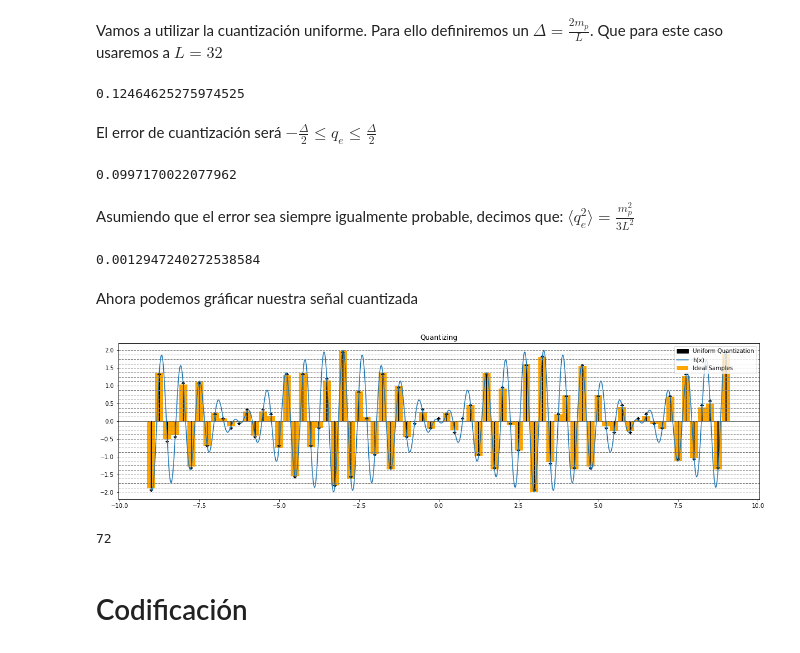
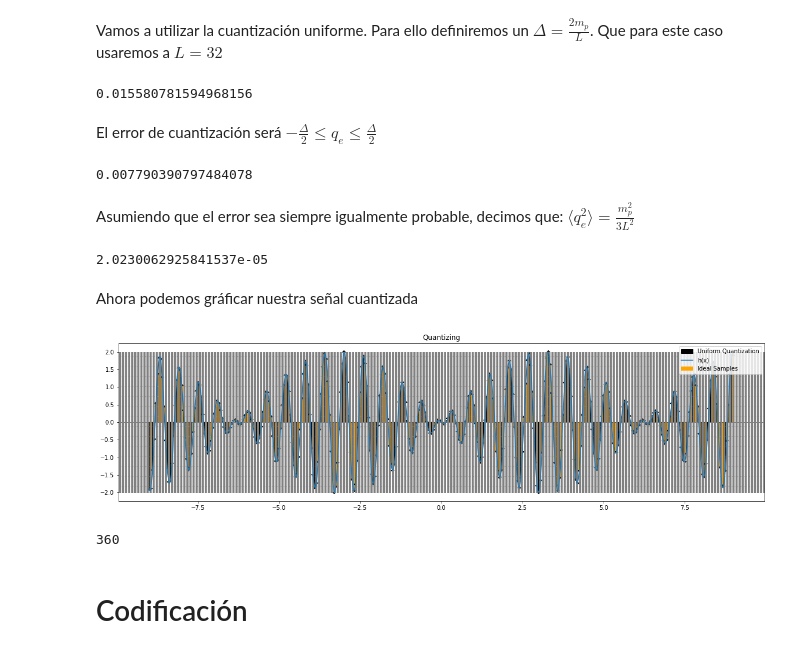
Before and after one commit to dasilvaca/T-Info, a Jupyter notebook: Lab 1B.ipynb, the cells around one changed output. Drawn from its saved outputs; the diff is of its cells as text; code cells hidden in the pictures.

```diff
--- a/Lab 1B.ipynb
+++ b/Lab 1B.ipynb
@@ -34,14 +34,16 @@ f = np.sin(10*x)
 g = np.sin(-11*x)
 h = f + g
 
+significative_digits = 3
+
 period = round(np.gcd(10, -11) * np.pi * 2, 3)
-frequency = round(1/period, 3)
+frequency = round(1/period, significative_digits)
 
-freqf = round(10/(2*np.pi), 3)
-periodf = round(1/freqf, 3)
+freqf = round(10/(2*np.pi), significative_digits)
+periodf = round(1/freqf, significative_digits)
 
-freqg = round(-11/(2*np.pi), 3)
-periodg = round(1/freqg, 3)
+freqg = round(-11/(2*np.pi), significative_digits)
+periodg = round(1/freqg, significative_digits)
 
 
 plt.figure(figsize= (20,5))
@@ -95,7 +97,7 @@ Ahora, podemos gráficar nuestro tren de deltas de dirak $\delta(T_s)$
 # %%
 # We can add or multiply by positive numbers and we'll still satisfy sampling theorem
 
-samples_frequency = min_samples_frequency
+samples_frequency = min_samples_frequency * 5
 # in example, we can multily by two the samples per second will still satisfy sampling theorem
 
 samples_periods = 1/samples_frequency
@@ -150,50 +152,50 @@ Vamos a utilizar la cuantización uniforme. Para ello definiremos un $\Delta = \
 # %%
 h_arr = h
 max_amplitude = max(map(abs, h_arr))
-L = 32
+L = 256
 Delta = (2 * max_amplitude) / L
 print(Delta)
 # %% [output]
-0.12464625275974525
+0.015580781594968156
 # %% [markdown]
 El error de cuantización será $ -\frac{\Delta}{2} \leq q_e \leq \frac{\Delta}{2}  $
 # %%
 max_quantization_noise = Delta / 2
-print(max_quantization_error)
+print(max_quantization_noise)
 # %% [output]
-0.0997170022077962
+0.007790390797484078
 # %% [markdown]
 Asumiendo que el error sea siempre igualmente probable, decimos que: $ \langle q_e^2 \rangle = \frac{m_p^2}{3L^2}$
 # %%
 quantizing_noise_probability = (max_amplitude ** 2 )/( 3 * (L **2))
 print(quantizing_noise_probability)
 # %% [output]
-0.0012947240272538584
+2.0230062925841537e-05
 # %% [markdown]
 Ahora podemos gráficar nuestra señal cuantizada
 # %%
 plt.figure(figsize=(20,5))
 plt.axhline(y=0, color='black', linewidth= 0.5)
 for i in range( -samples_amount //2, (samples_amount //2) + 1):
-    quant_height = (h_function(i * samples_periods) / Delta)//1
+    quant_height = np.floor((h_function(i * samples_periods) / Delta))
     # print(quant_height * Delta)
     if (i == 0):
         plt.bar(i * samples_periods, h_function(i * samples_periods), width=samples_periods, color='orange', label='Ideal Samples')
         plt.arrow(i * samples_periods, 0, 0, quant_height * Delta + (Delta /2), head_width=0.1, head_length=0.05, fc='k', ec='k', color='green', label='Uniform Quantization')
     plt.bar(i * samples_periods, h_function(i * samples_periods), width=samples_periods, color='orange')
     plt.arrow(i * samples_periods, 0, 0, quant_height * Delta + (Delta / 2), head_width=0.1, head_length=0.05, fc='k', ec='k', color='green')
 
 for i in range(- round(L /2) , round(L /2) + 1):
     plt.axhline(y=i * Delta, color='grey', linestyle='--', linewidth=1)
 plt.plot(x, h, label='h(x)')
 plt.legend(loc = 'upper right')
 plt.savefig('quantizing.png')
 plt.title('Quantizing')
 plt.show()
 print(samples_amount)
 # %% [output]
-[figure, old version]
+[figure, new version]
-72
+360
 # %% [markdown]
 # Codificación
 # %% [markdown]
```
Also changed, not shown: parts of 6 cells of this notebook, 1 other file.
